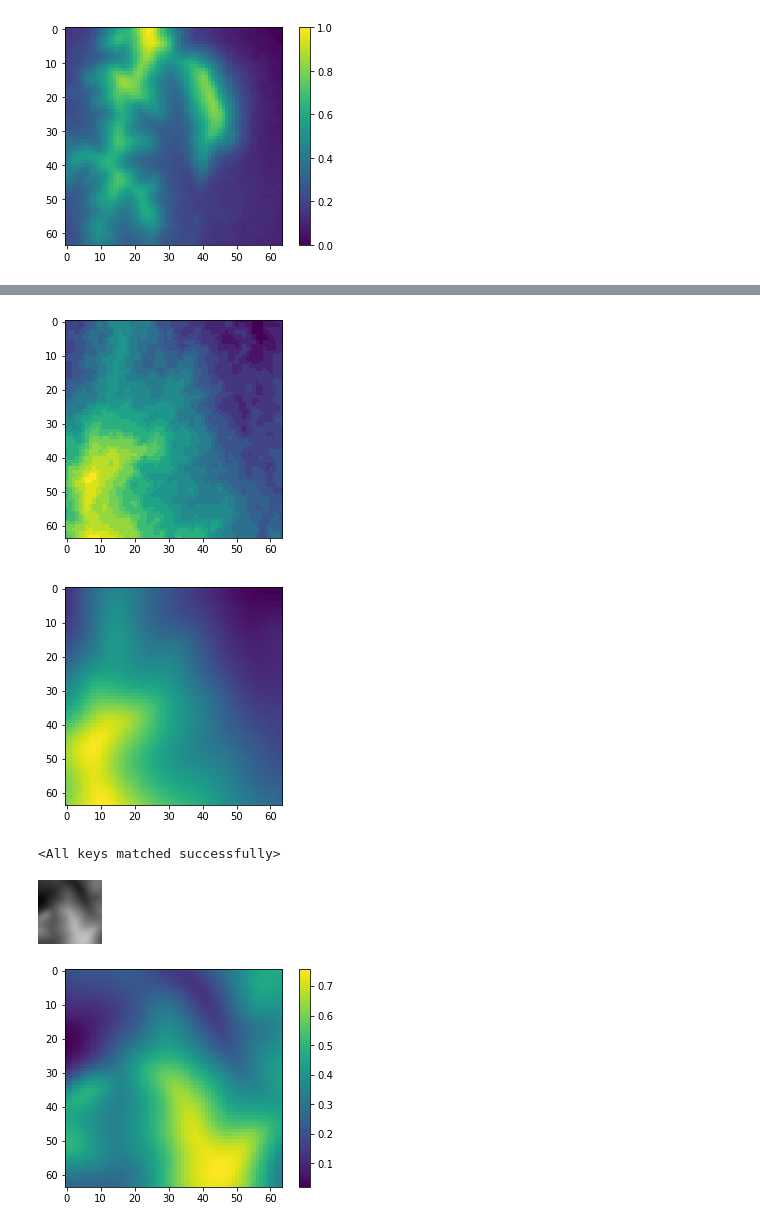
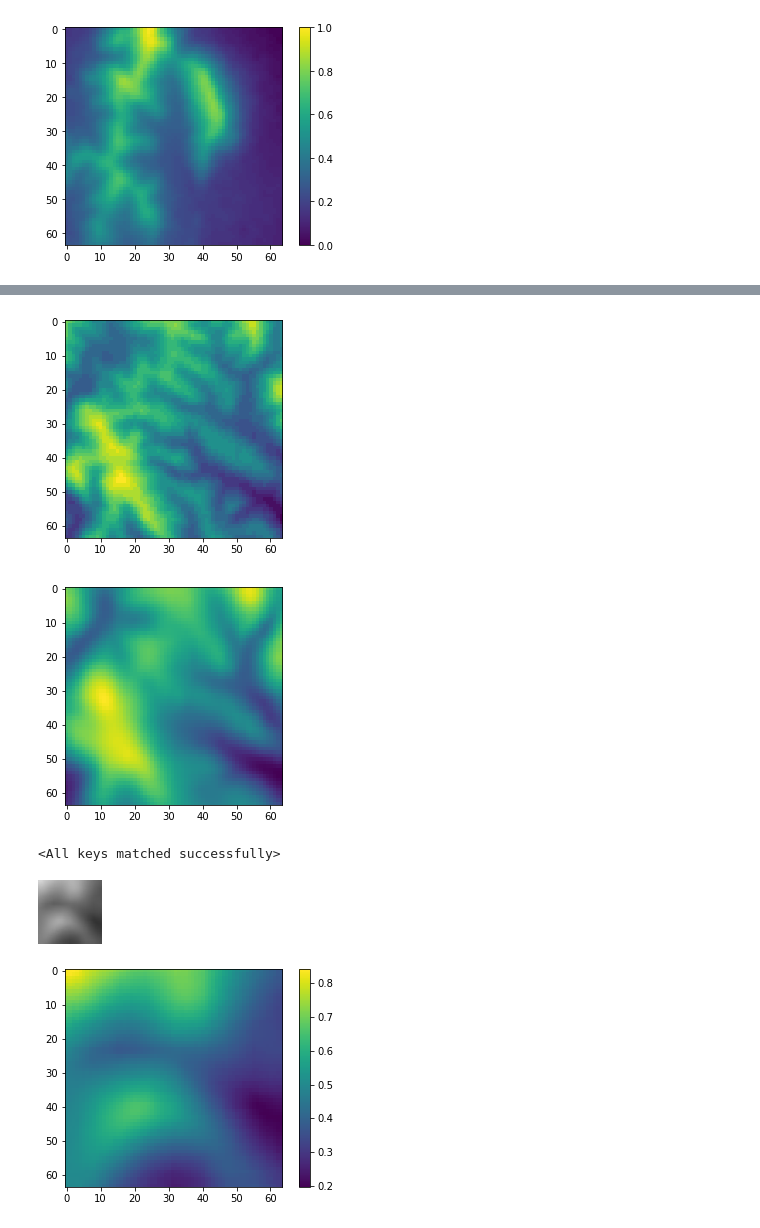
Before and after one commit to nikitakuchur/landscape-generator, a Jupyter notebook: vae.ipynb, the cells around one changed output, grey strips where cells are left out. Saved outputs shown, nothing was run; the diff lists cells and outputs as text; code cells hidden in the pictures.

```diff
--- a/vae.ipynb
+++ b/vae.ipynb
@@ -46,11 +46,7 @@ batch_size = 100
 dataloader = DataLoader(dataset, batch_size=batch_size, shuffle=True)
 # %%
 def double_cnn(in_n, out_n):
-    return nn.Sequential(
-        nn.Conv2d(in_n, out_n, kernel_size=3, padding=1),
-        nn.LeakyReLU(),
-        nn.Conv2d(out_n, out_n, kernel_size=3, padding=1)
-    )
+    return nn.Conv2d(in_n, out_n, kernel_size=3, padding=1)
 
 class VAE(nn.Module):
     def __init__(self):
@@ -175,15 +170,15 @@ epoch[100/100], loss=17.381, MSE=10.316, KLD=7.065
 # %%
 torch.cuda.empty_cache()
 # %%
-x = dataset[137].cuda()
+x = dataset[1367].cuda()
 plt.imshow(x.view(64, 64).cpu())
 plt.show()
 out, _, _ = vae(x.view(1, 1, 64, 64))
 plt.imshow(out.view(64, 64).cpu().detach().numpy())
 plt.show()
 # %% [output]
-[figure, old version]
+[figure, new version]
-[figure, old version]
+[figure, new version]
 # %%
 #torch.save(vae.state_dict(), './vae_save')
 # %%
@@ -199,5 +194,5 @@ p = plt.imshow(out.view(64, 64).cpu().detach().numpy())
 plt.colorbar(p)
 plt.show()
 # %% [output]
-[figure, old version]
+[figure, new version]
-[figure, old version]
+[figure, new version]
```
Also changed, not shown: parts of 2 cells of this notebook, 1 other file.
